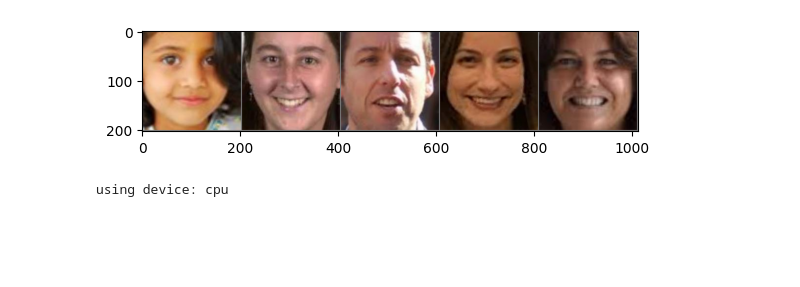
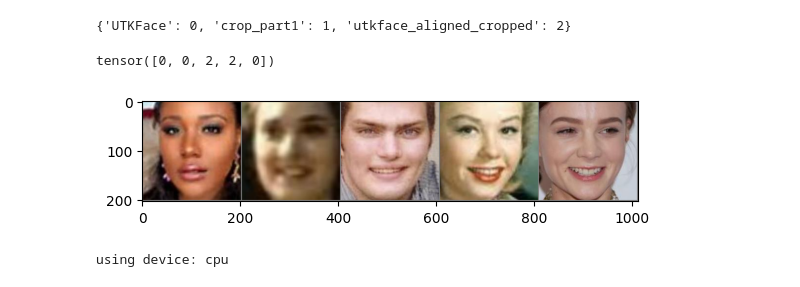
Before and after one commit to petha01/Age-Predictor, a Jupyter notebook: age_predictor.ipynb, the cells around one changed output. Drawn from its saved outputs; the diff is of its cells as text; code cells hidden in the pictures; blank space fills up the shorter version.

Commit message:
Incomplete data loader

```diff
--- a/age_predictor.ipynb
+++ b/age_predictor.ipynb
@@ -12,23 +12,31 @@ BATCH_SIZE = 32
 NUM_TRAIN = 50000
 NUM_VALID = 10000
 train_loader, val_loader, test_loader = get_utkface_loaders(dataset_path="./dataset", batch_size=BATCH_SIZE, num_train=NUM_TRAIN, num_valid=NUM_VALID)
+# %%
+# View labels
+print(train_loader.dataset.class_to_idx)
+# %% [output]
+{'UTKFace': 0, 'crop_part1': 1, 'utkface_aligned_cropped': 2}
 # %%
 def imshow(img):
     img = img / 2 + 0.5  # unnormalize
     npimg = img.numpy()
     plt.imshow(np.transpose(npimg, (1, 2, 0)))
     plt.show()
 
 dataiter = iter(train_loader)
 images, labels = next(dataiter)
 
 indices = np.random.choice(len(images), 5, replace=False)
 random_images = images[indices]
+random_labels = labels[indices]
+print(random_labels)
 
 # Show images
 imshow(vutils.make_grid(random_images))
 # %% [output]
+tensor([0, 0, 2, 2, 0])
-[figure, old version]
+[figure, new version]
 # %%
 USE_GPU = True
 num_class = 100
```
Also changed, not shown: 3 other files.
